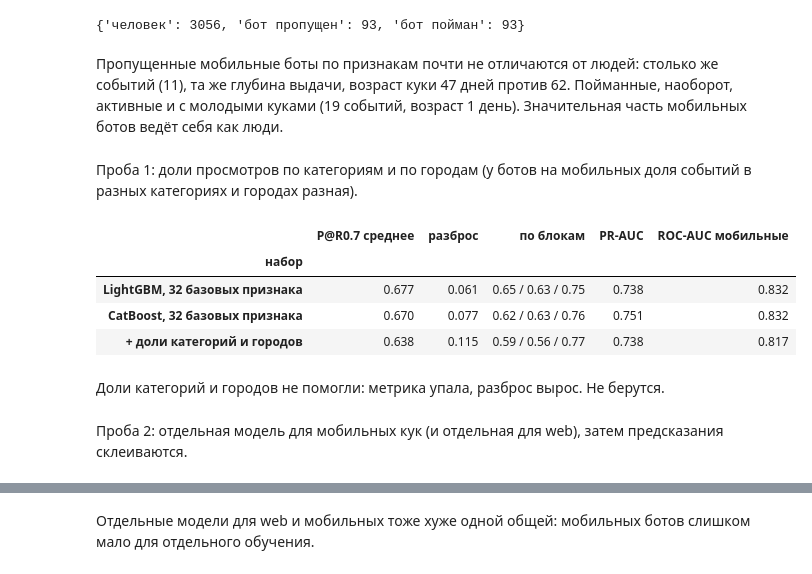
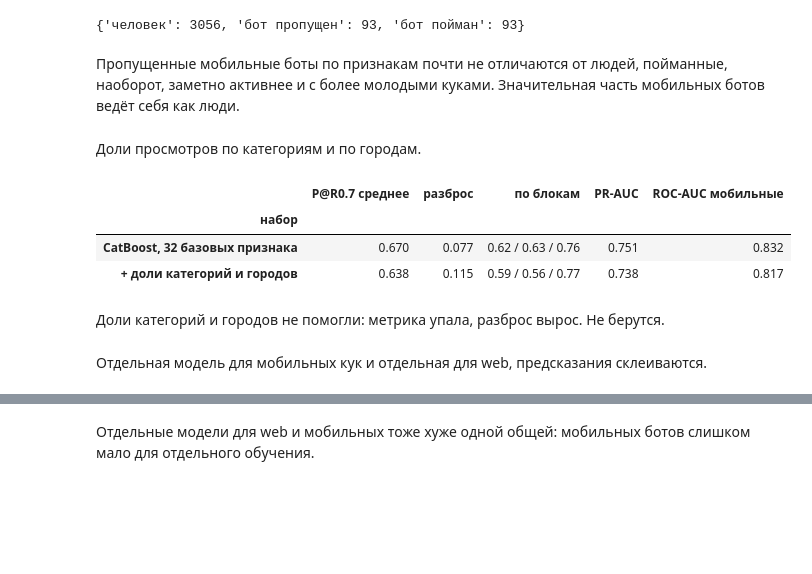
Before and after one commit to sofasol/avito-antibot, a Jupyter notebook: notebooks/02_experiments.ipynb, the cells around one changed output, grey strips where cells are left out. Cells and saved outputs as stored; diff of their text form; code cells hidden in the pictures; blank space fills up the shorter version.

```diff
--- a/notebooks/02_experiments.ipynb
+++ b/notebooks/02_experiments.ipynb
@@ -186,7 +171,7 @@ def fit_predict(kind, params, Z, tr_idx, va_idx):
 def metrics(y_true, p):
     return {
         "P@R0.7": precision_at_recall(y_true, p), "PR-AUC": average_precision_score(y_true, p),
-        "ROC-AUC": roc_auc_score(y_true, p), "R@FPR1%": recall_at_fpr(y_true, p),
+        "ROC-AUC": roc_auc_score(y_true, p),
     }
 
 def cv(kind, params, cols, data, folds=folds):
@@ -219,8 +204,9 @@ def experiment(name, cols, kind="cat", params=None):
     EXPERIMENTS.append(row_from_oof(name, oof))
     return res, oof
 
-def show_experiments():
-    display(pd.DataFrame(EXPERIMENTS).set_index("набор").round(3))
+def show_experiments(vs=None):
+    table = pd.DataFrame(EXPERIMENTS).set_index("набор").round(3)
+    display(table if vs is None else table.loc[[vs, table.index[-1]]])
 # %% [markdown]
 Ориентиры: с чем сравнивать модель.
 - константа: всем кукам один и тот же score, P@R0.7 равен доле ботов
@@ -325,28 +308,27 @@ print(mobile["группа"].value_counts().to_dict())
 | share_favorite_add | 0.00 | 0.0 | 0.04 |
 {'человек': 3056, 'бот пропущен': 93, 'бот пойман': 93}
 # %% [markdown]
-Пропущенные мобильные боты по признакам почти не отличаются от людей: столько же событий (11), та же глубина выдачи, возраст куки 47 дней против 62. Пойманные, наоборот, активные и с молодыми куками (19 событий, возраст 1 день). Значительная часть мобильных ботов ведёт себя как люди.
+Пропущенные мобильные боты по признакам почти не отличаются от людей, пойманные, наоборот, заметно активнее и с более молодыми куками. Значительная часть мобильных ботов ведёт себя как люди.
 # %% [markdown]
-Проба 1: доли просмотров по категориям и по городам (у ботов на мобильных доля событий в разных категориях и городах разная).
+Доли просмотров по категориям и по городам.
 # %%
 views = ev[ev["event_name"] == "item_view"]
 cat_share = pd.crosstab(views["cookie_id"], views["item_category"], normalize="index").add_prefix("cat_")
 loc_share = pd.crosstab(views["cookie_id"], views["item_location"], normalize="index").add_prefix("loc_")
 extra = pd.concat([cat_share, loc_share], axis=1).reindex(meta["cookie_id"]).reset_index(drop=True)
 
 XA = pd.concat([XA, extra], axis=1)
 experiment("+ доли категорий и городов", BASE_COLS + list(extra.columns))
-show_experiments()
+show_experiments("CatBoost, 32 базовых признака")
 # %% [output]
 |  | P@R0.7 среднее | разброс | по блокам | PR-AUC | ROC-AUC мобильные |
 | набор |  |  |  |  |  |
-| LightGBM, 32 базовых признака | 0.677 | 0.061 | 0.65 / 0.63 / 0.75 | 0.738 | 0.832 |
 | CatBoost, 32 базовых признака | 0.670 | 0.077 | 0.62 / 0.63 / 0.76 | 0.751 | 0.832 |
 | + доли категорий и городов | 0.638 | 0.115 | 0.59 / 0.56 / 0.77 | 0.738 | 0.817 |
 # %% [markdown]
 Доли категорий и городов не помогли: метрика упала, разброс вырос. Не берутся.
 # %% [markdown]
-Проба 2: отдельная модель для мобильных кук (и отдельная для web), затем предсказания склеиваются.
+Отдельная модель для мобильных кук и отдельная для web, предсказания склеиваются.
 # %%
 def cv_split(params, cols_web, cols_mob, data):
     Zw, Zm = prep(data, cols_web, "cat"), prep(data, cols_mob, "cat")
```
Also changed, not shown: parts of 41 cells of this notebook, 2 other files.
